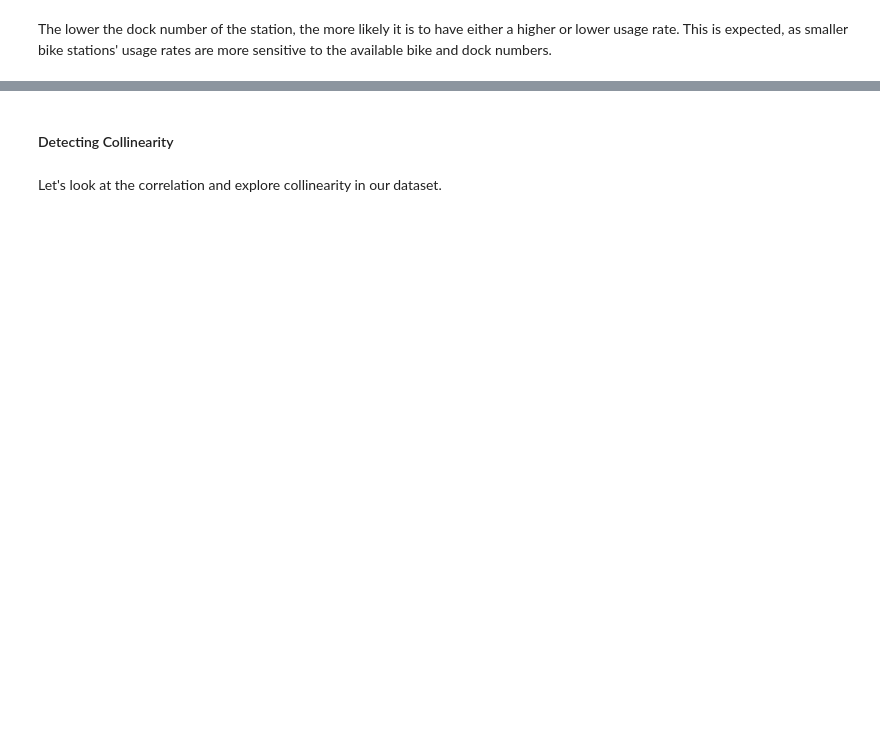
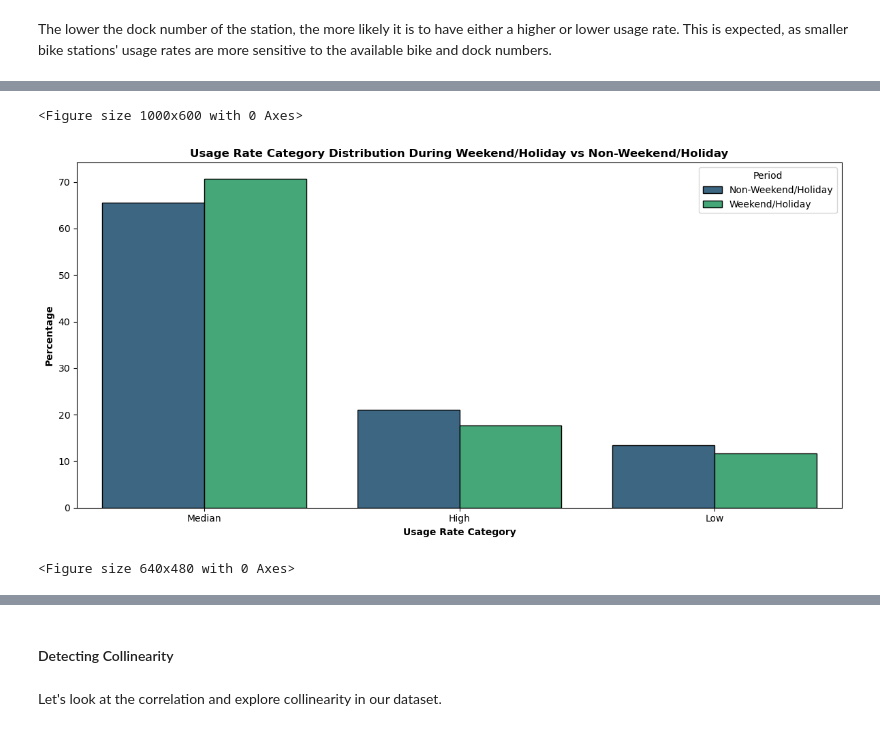
Before and after one commit to hsu780112/Bike-Share-Project, a Jupyter notebook: EDA - Bike Share System in the SF Bay Area.ipynb, the cells around one changed output, grey strips where cells are left out. Drawn from its saved outputs; the diff is of its cells as text; code cells hidden in the pictures; blank space fills up the shorter version.

```diff
--- a/EDA - Bike Share System in the SF Bay Area.ipynb
+++ b/EDA - Bike Share System in the SF Bay Area.ipynb
@@ -289,0 +433,34 @@ The histogram shows the distribution of number of available bikes in the dataset
+# %%
+# Define the custom color palette to match the pie chart and histogram colors
+color = ['#d6af15', '#d67f15', '#f9edbf']
+
+# Countplot per grade with matching colors and dock_order
+plt.figure(figsize=(10, 6))
+
+# Calculate percentages
+non_weekend_holiday = df_modified[df_modified['is_weekend_or_holiday'] == 0]['usage_rate_category'].value_counts(normalize=True) * 100
+weekend_holiday = df_modified[df_modified['is_weekend_or_holiday'] == 1]['usage_rate_category'].value_counts(normalize=True) * 100
+
+# Create percentage dataFrame for plotting
+percentage_df = pd.DataFrame({
+    'usage_rate_category': non_weekend_holiday.index.append(weekend_holiday.index),
+    'percentage': non_weekend_holiday.values.tolist() + weekend_holiday.values.tolist(),
+    'period': ['Non-Weekend/Holiday'] * len(non_weekend_holiday) + ['Weekend/Holiday'] * len(weekend_holiday)
+})
+
+# Create a barplot
+plt.figure(figsize=(12, 6))
+sns.barplot(data=percentage_df, x='usage_rate_category', y='percentage', hue='period', palette='viridis', edgecolor='black')
+plt.xlabel('Usage Rate Category', fontweight='bold')
+plt.ylabel('Percentage', fontweight='bold')
+plt.title('Usage Rate Category Distribution During Weekend/Holiday vs Non-Weekend/Holiday', fontweight='bold')
+plt.legend(title='Period', loc='upper right')
+plt.tight_layout()
+plt.show()
+
+plt.tight_layout()
+plt.show()
+# %% [output]
+<Figure size 1000x600 with 0 Axes>
+[figure, added]
+<Figure size 640x480 with 0 Axes>
```
Also changed, not shown: parts of 88 cells of this notebook, 1 other file.
